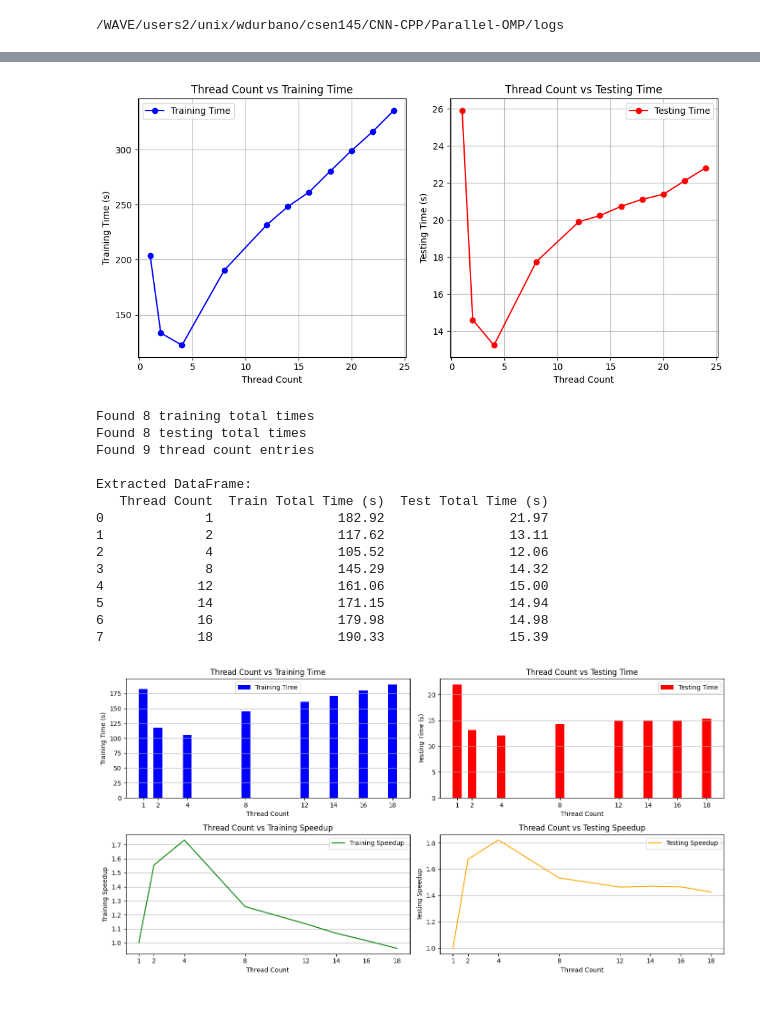
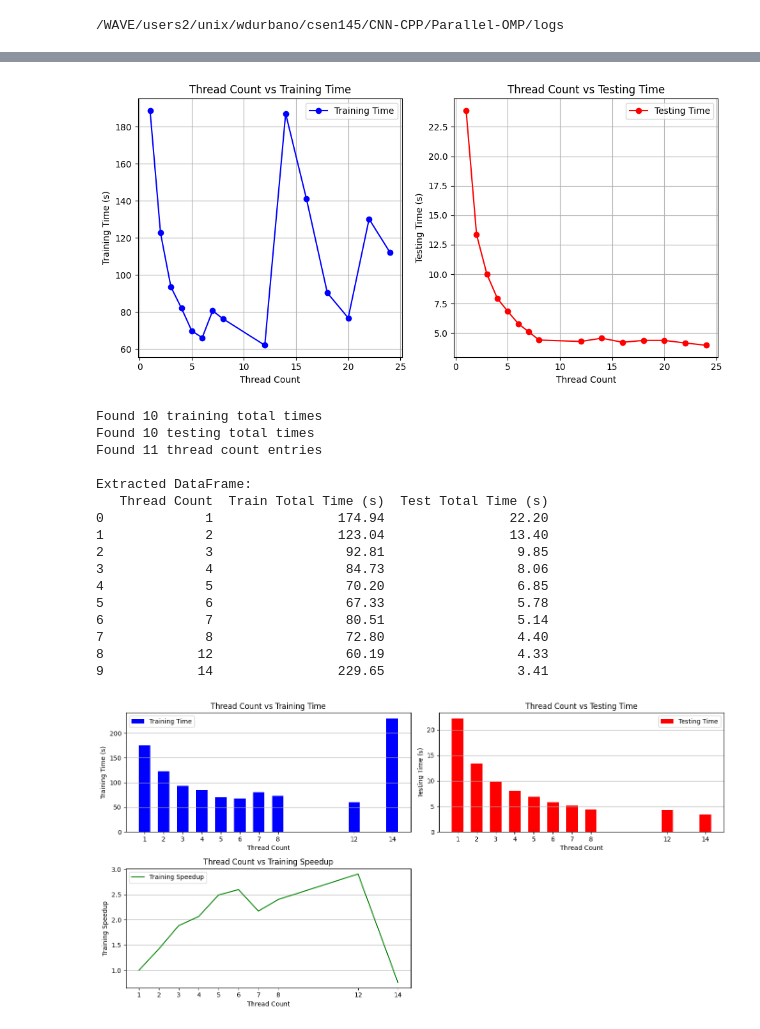
Before and after one commit to iorais/CNN-CPP-Parallel, a Jupyter notebook: dataProcess.ipynb, the cells around one changed output, grey strips where cells are left out. Cells and saved outputs as stored; diff of their text form; code cells hidden in the pictures.

```diff
--- a/dataProcess.ipynb
+++ b/dataProcess.ipynb
@@ -11,7 +11,7 @@ import re
 import pandas as pd
 
 # Read the log file
-with open('CNN.74897.cpu02.log', 'r') as file:
+with open('CNN.74966.mem01.log', 'r') as file:
     log_data = file.read()
 
 # Define regex patterns for thread count, total training time, and total testing time
@@ -54,7 +54,4 @@ df["Test Total Time (s)"] = df["Test Total Time (s)"].astype(float)
 # Display the DataFrame
 print("\nExtracted DataFrame:")
 print(df)
-
-# Save the DataFrame to CSV if needed
-df.to_csv('time_data.csv', index=False)
 # %% [output]
@@ -103,13 +100,13 @@ plt.legend()
 plt.tight_layout()  # Adjust layout to prevent overlap
 plt.show()
 # %% [output]
-[figure, old version]
+[figure, new version]
 # %%
 import re
 import pandas as pd
 
-# Read the log file
-with open('CNN.74931.mem01.log', 'r') as file:
+# Read the log file, SHOULD CONTAIN A THREAD COUNT
+with open('CNN.74970.mem01.log', 'r') as file:
     log_data = file.read()
 
 # Define regex patterns for thread count, total training time, and total testing time
@@ -152,24 +149,23 @@ df["Test Total Time (s)"] = df["Test Total Time (s)"].astype(float)
 # Display the DataFrame
 print("\nExtracted DataFrame:")
 print(df)
-
-# Save the DataFrame to CSV if needed
-df.to_csv('time_data.csv', index=False)
 # %% [output]
-Found 8 training total times
-Found 8 testing total times
-Found 9 thread count entries
+Found 10 training total times
+Found 10 testing total times
+Found 11 thread count entries
 
 Extracted DataFrame:
    Thread Count  Train Total Time (s)  Test Total Time (s)
-0             1                182.92                21.97
-1             2                117.62                13.11
-2             4                105.52                12.06
-3             8                145.29                14.32
-4            12                161.06                15.00
-5            14                171.15                14.94
-6            16                179.98                14.98
-7            18                190.33                15.39
+0             1                174.94                22.20
+1             2                123.04                13.40
+2             3                 92.81                 9.85
+3             4                 84.73                 8.06
+4             5                 70.20                 6.85
+5             6                 67.33                 5.78
+6             7                 80.51                 5.14
+7             8                 72.80                 4.40
+8            12                 60.19                 4.33
+9            14                229.65                 3.41
 # %%
 import matplotlib.pyplot as plt
 
@@ -195,40 +191,40 @@ plt.xlabel("Thread Count")
 plt.ylabel("Training Time (s)")
 plt.xticks(df["Thread Count"].astype(int))  # Ensure integer x-axis ticks
 plt.grid(True, axis='y')
 plt.legend()
 
 # Plot for Testing Total Time
 plt.subplot(2, 2, 2)  # 2 rows, 2 columns, 2nd plot
 plt.bar(df["Thread Count"], df["Test Total Time (s)"], width=bar_width, color='r', label="Testing Time")
 plt.title("Thread Count vs Testing Time")
 plt.xlabel("Thread Count")
 plt.ylabel("Testing Time (s)")
 plt.xticks(df["Thread Count"].astype(int))  # Ensure integer x-axis ticks
 plt.grid(True, axis='y')
 plt.legend()
 
 # Plot for Training Speedup
 plt.subplot(2, 2, 3)  # 2 rows, 2 columns, 3rd plot
 plt.plot(df["Thread Count"], df["Train Speedup"], color='g', label="Training Speedup")
 plt.title("Thread Count vs Training Speedup")
 plt.xlabel("Thread Count")
 plt.ylabel("Training Speedup")
 plt.xticks(df["Thread Count"].astype(int))  # Ensure integer x-axis ticks
 plt.grid(True, axis='y')
 plt.legend()
 
-# Plot for Testing Speedup
-plt.subplot(2, 2, 4)  # 2 rows, 2 columns, 4th plot
-plt.plot(df["Thread Count"], df["Test Speedup"], color='orange', label="Testing Speedup")
-plt.title("Thread Count vs Testing Speedup")
-plt.xlabel("Thread Count")
-plt.ylabel("Testing Speedup")
-plt.xticks(df["Thread Count"].astype(int))  # Ensure integer x-axis ticks
-plt.grid(True, axis='y')
-plt.legend()
+# # Plot for Testing Speedup
+# plt.subplot(2, 2, 4)  # 2 rows, 2 columns, 4th plot
+# plt.plot(df["Thread Count"], df["Test Speedup"], color='orange', label="Testing Speedup")
+# plt.title("Thread Count vs Testing Speedup")
+# plt.xlabel("Thread Count")
+# plt.ylabel("Testing Speedup")
+# plt.xticks(df["Thread Count"].astype(int))  # Ensure integer x-axis ticks
+# plt.grid(True, axis='y')
+# plt.legend()
 
 # Show the plots
 plt.tight_layout()  # Adjust layout to prevent overlap
 plt.show()
 # %% [output]
-[figure, old version]
+[figure, new version]
```
Also changed, not shown: parts of 2 cells of this notebook, 1 other file.
